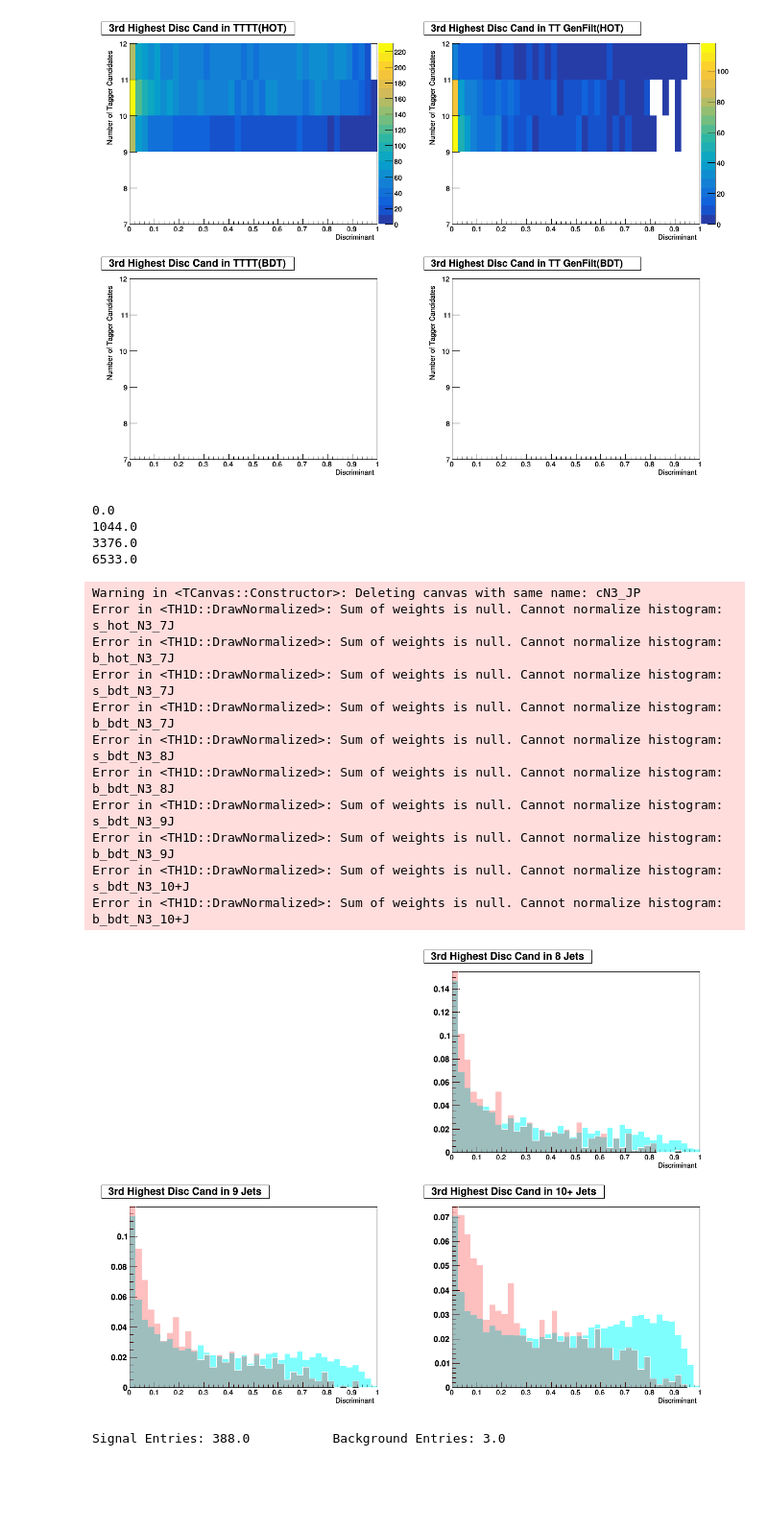
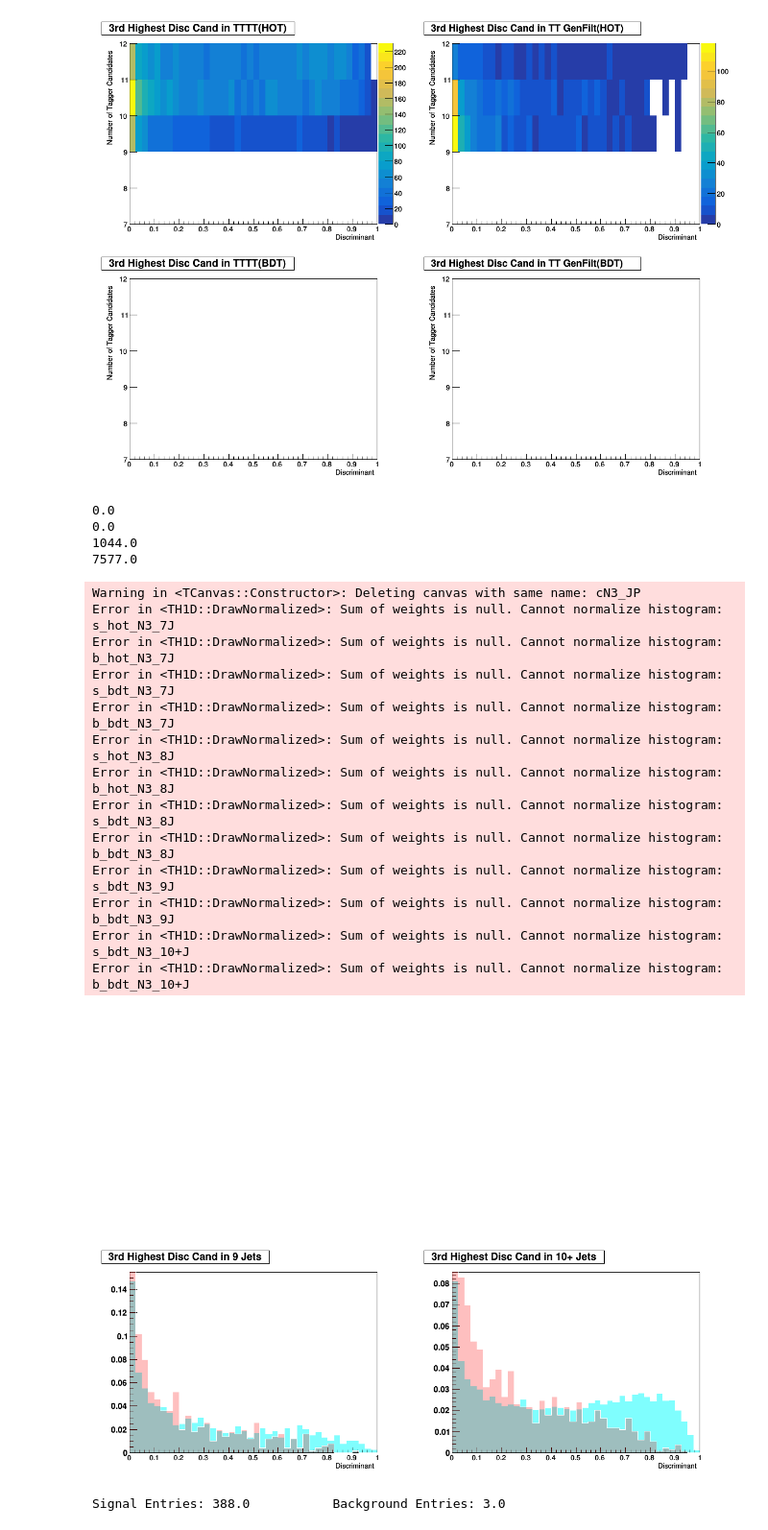
Before and after one commit to NJManganelli/TaggerTest, a Jupyter notebook: ntupler/plugins/.PlotsV4p1.ipynb, the cells around one changed output. Shown at 96% size. Drawn from its saved outputs; the diff is of its cells as text; code cells hidden in the pictures; blank space fills up the shorter version.

```diff
--- a/ntupler/plugins/.PlotsV4p1.ipynb
+++ b/ntupler/plugins/.PlotsV4p1.ipynb
@@ -1297,16 +1305,16 @@ N3Normalize = True
 cN3_JP = ROOT.TCanvas("cN3_JP", "Profile (Disc vs nJet) of 3rd highest tagger candidates", 1200, 900)
 cN3_JP.Divide(2,2)
 cN3_JP.cd(1)
-s_hot_N3_7J = s_hot_N3_sum.ProjectionX("s_hot_N3_7J", 1, 2)
+s_hot_N3_7J = s_hot_N3_sum.ProjectionX("s_hot_N3_7J", 0, 1)
 s_hot_N3_7J.SetTitle("3rd Highest Disc Cand in 7 Jets")
 s_hot_N3_7J.SetLineColor(0)
 s_hot_N3_7J.SetFillColorAlpha(cols1, alphaS)
-b_hot_N3_7J = b_hot_N3_sum.ProjectionX("b_hot_N3_7J", 1, 2)
+b_hot_N3_7J = b_hot_N3_sum.ProjectionX("b_hot_N3_7J", 0, 1)
 b_hot_N3_7J.SetLineColor(0)
 b_hot_N3_7J.SetFillColorAlpha(colb1, alphaB)
-s_bdt_N3_7J = s_bdt_N3_sum.ProjectionX("s_bdt_N3_7J", 1, 2)
+s_bdt_N3_7J = s_bdt_N3_sum.ProjectionX("s_bdt_N3_7J", 0, 1)
 s_bdt_N3_7J.SetLineColor(cols2)
-b_bdt_N3_7J = b_bdt_N3_sum.ProjectionX("b_bdt_N3_7J", 1, 2)
+b_bdt_N3_7J = b_bdt_N3_sum.ProjectionX("b_bdt_N3_7J", 0, 1)
 b_bdt_N3_7J.SetLineColor(colb2)
 if N3Normalize:
     s_hot_N3_7J.DrawNormalized()
@@ -1328,16 +1336,16 @@ cN3_Leg.AddEntry(b_bdt_N3_7J,leg4,"l")
 #cN3_Leg.Draw()
 
 cN3_JP.cd(2)
-s_hot_N3_8J = s_hot_N3_sum.ProjectionX("s_hot_N3_8J", 2, 3)
+s_hot_N3_8J = s_hot_N3_sum.ProjectionX("s_hot_N3_8J", 1, 2)
 s_hot_N3_8J.SetTitle("3rd Highest Disc Cand in 8 Jets")
 s_hot_N3_8J.SetLineColor(0)
 s_hot_N3_8J.SetFillColorAlpha(cols1, alphaS)
-b_hot_N3_8J = b_hot_N3_sum.ProjectionX("b_hot_N3_8J", 2, 3)
+b_hot_N3_8J = b_hot_N3_sum.ProjectionX("b_hot_N3_8J", 1, 2)
 b_hot_N3_8J.SetLineColor(0)
 b_hot_N3_8J.SetFillColorAlpha(colb1, alphaB)
-s_bdt_N3_8J = s_bdt_N3_sum.ProjectionX("s_bdt_N3_8J", 2, 3)
+s_bdt_N3_8J = s_bdt_N3_sum.ProjectionX("s_bdt_N3_8J", 1, 2)
 s_bdt_N3_8J.SetLineColor(cols2)
-b_bdt_N3_8J = b_bdt_N3_sum.ProjectionX("b_bdt_N3_8J", 2, 3)
+b_bdt_N3_8J = b_bdt_N3_sum.ProjectionX("b_bdt_N3_8J", 1, 2)
 b_bdt_N3_8J.SetLineColor(colb2)
 if N3Normalize:
     s_hot_N3_8J.DrawNormalized()
@@ -1351,16 +1359,16 @@ else:
     b_bdt_N3_8J.Draw("SAME")
 
 cN3_JP.cd(3)
-s_hot_N3_9J = s_hot_N3_sum.ProjectionX("s_hot_N3_9J", 3, 4)
+s_hot_N3_9J = s_hot_N3_sum.ProjectionX("s_hot_N3_9J", 2, 3)
 s_hot_N3_9J.SetTitle("3rd Highest Disc Cand in 9 Jets")
 s_hot_N3_9J.SetLineColor(0)
 s_hot_N3_9J.SetFillColorAlpha(cols1, alphaS)
-b_hot_N3_9J = b_hot_N3_sum.ProjectionX("b_hot_N3_9J", 3, 4)
+b_hot_N3_9J = b_hot_N3_sum.ProjectionX("b_hot_N3_9J", 2, 3)
 b_hot_N3_9J.SetLineColor(0)
 b_hot_N3_9J.SetFillColorAlpha(colb1, alphaB)
-s_bdt_N3_9J = s_bdt_N3_sum.ProjectionX("s_bdt_N3_9J", 3, 4)
+s_bdt_N3_9J = s_bdt_N3_sum.ProjectionX("s_bdt_N3_9J", 2, 3)
 s_bdt_N3_9J.SetLineColor(cols2)
-b_bdt_N3_9J = b_bdt_N3_sum.ProjectionX("b_bdt_N3_9J", 3, 4)
+b_bdt_N3_9J = b_bdt_N3_sum.ProjectionX("b_bdt_N3_9J", 2, 3)
 b_bdt_N3_9J.SetLineColor(colb2)
 if N3Normalize:
     s_hot_N3_9J.DrawNormalized()
@@ -1374,50 +1382,52 @@ else:
     b_bdt_N3_9J.Draw("SAME")
 
 cN3_JP.cd(4)
-s_hot_N3_10pJ = s_hot_N3_sum.ProjectionX("s_hot_N3_10+J", 4, 7)
+s_hot_N3_10pJ = s_hot_N3_sum.ProjectionX("s_hot_N3_10+J", 3, 7)
 s_hot_N3_10pJ.SetTitle("3rd Highest Disc Cand in 10+ Jets")
 s_hot_N3_10pJ.SetLineColor(0)
 s_hot_N3_10pJ.SetFillColorAlpha(cols1, alphaS)
-b_hot_N3_10pJ = b_hot_N3_sum.ProjectionX("b_hot_N3_10+J", 4, 7)
+b_hot_N3_10pJ = b_hot_N3_sum.ProjectionX("b_hot_N3_10+J", 3, 7)
 b_hot_N3_10pJ.SetLineColor(0)
 b_hot_N3_10pJ.SetFillColorAlpha(colb1, alphaB)
-s_bdt_N3_10pJ = s_bdt_N3_sum.ProjectionX("s_bdt_N3_10+J", 4, 7)
+s_bdt_N3_10pJ = s_bdt_N3_sum.ProjectionX("s_bdt_N3_10+J", 3, 7)
 s_bdt_N3_10pJ.SetLineColor(cols2)
-b_bdt_N3_10pJ = b_bdt_N3_sum.ProjectionX("b_bdt_N3_10+J", 4, 7)
+b_bdt_N3_10pJ = b_bdt_N3_sum.ProjectionX("b_bdt_N3_10+J", 3, 7)
 b_bdt_N3_10pJ.SetLineColor(colb2)
 if N3Normalize:
     s_hot_N3_10pJ.DrawNormalized()
     b_hot_N3_10pJ.DrawNormalized("SAME")
     s_bdt_N3_10pJ.DrawNormalized("SAME")
     b_bdt_N3_10pJ.DrawNormalized("SAME")
 else:
     s_hot_N3_10pJ.Draw()
     b_hot_N3_10pJ.Draw("SAME")
     s_bdt_N3_10pJ.Draw("SAME")
     b_bdt_N3_10pJ.Draw("SAME")
 cN3_JP.Update()
 cN3_JP.Draw()
 print(s_hot_N3_7J.GetEntries())
 print(s_hot_N3_8J.GetEntries())
 print(s_hot_N3_9J.GetEntries())
 print(s_hot_N3_10pJ.GetEntries())
 # %% [output]
+0.0
 0.0
 1044.0
-3376.0
-6533.0
+7577.0
 Warning in <TCanvas::Constructor>: Deleting canvas with same name: cN3_JP
 Error in <TH1D::DrawNormalized>: Sum of weights is null. Cannot normalize histogram: s_hot_N3_7J
 Error in <TH1D::DrawNormalized>: Sum of weights is null. Cannot normalize histogram: b_hot_N3_7J
 Error in <TH1D::DrawNormalized>: Sum of weights is null. Cannot normalize histogram: s_bdt_N3_7J
 Error in <TH1D::DrawNormalized>: Sum of weights is null. Cannot normalize histogram: b_bdt_N3_7J
+Error in <TH1D::DrawNormalized>: Sum of weights is null. Cannot normalize histogram: s_hot_N3_8J
+Error in <TH1D::DrawNormalized>: Sum of weights is null. Cannot normalize histogram: b_hot_N3_8J
 Error in <TH1D::DrawNormalized>: Sum of weights is null. Cannot normalize histogram: s_bdt_N3_8J
 Error in <TH1D::DrawNormalized>: Sum of weights is null. Cannot normalize histogram: b_bdt_N3_8J
 Error in <TH1D::DrawNormalized>: Sum of weights is null. Cannot normalize histogram: s_bdt_N3_9J
 Error in <TH1D::DrawNormalized>: Sum of weights is null. Cannot normalize histogram: b_bdt_N3_9J
 Error in <TH1D::DrawNormalized>: Sum of weights is null. Cannot normalize histogram: s_bdt_N3_10+J
 Error in <TH1D::DrawNormalized>: Sum of weights is null. Cannot normalize histogram: b_bdt_N3_10+J
-[figure, old version]
+[figure, new version]
 # %%
 c30.cd()
 h41s.SetFillColorAlpha(cols1, alphaS)
```
Also changed, not shown: parts of 2 cells of this notebook.
